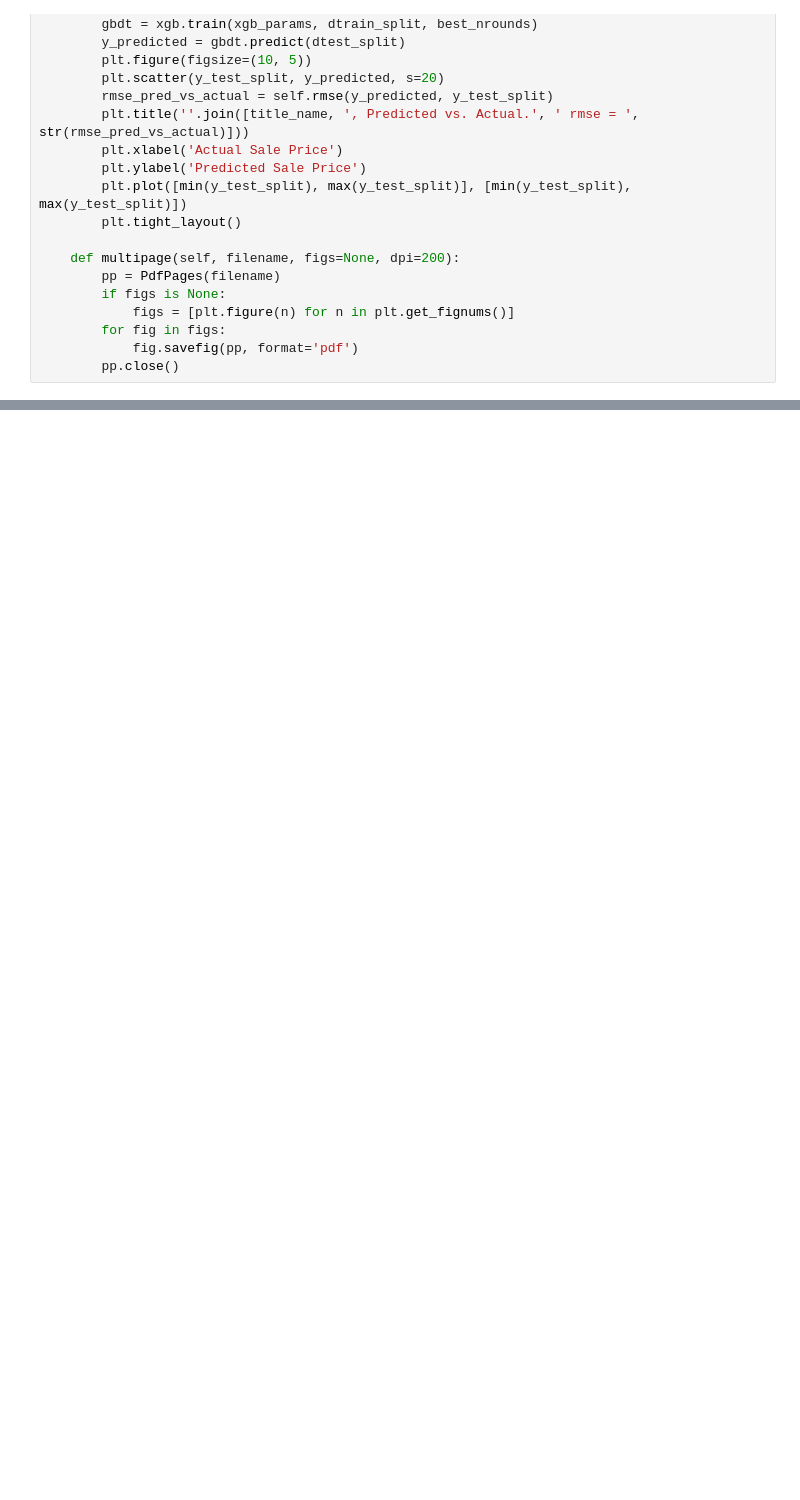
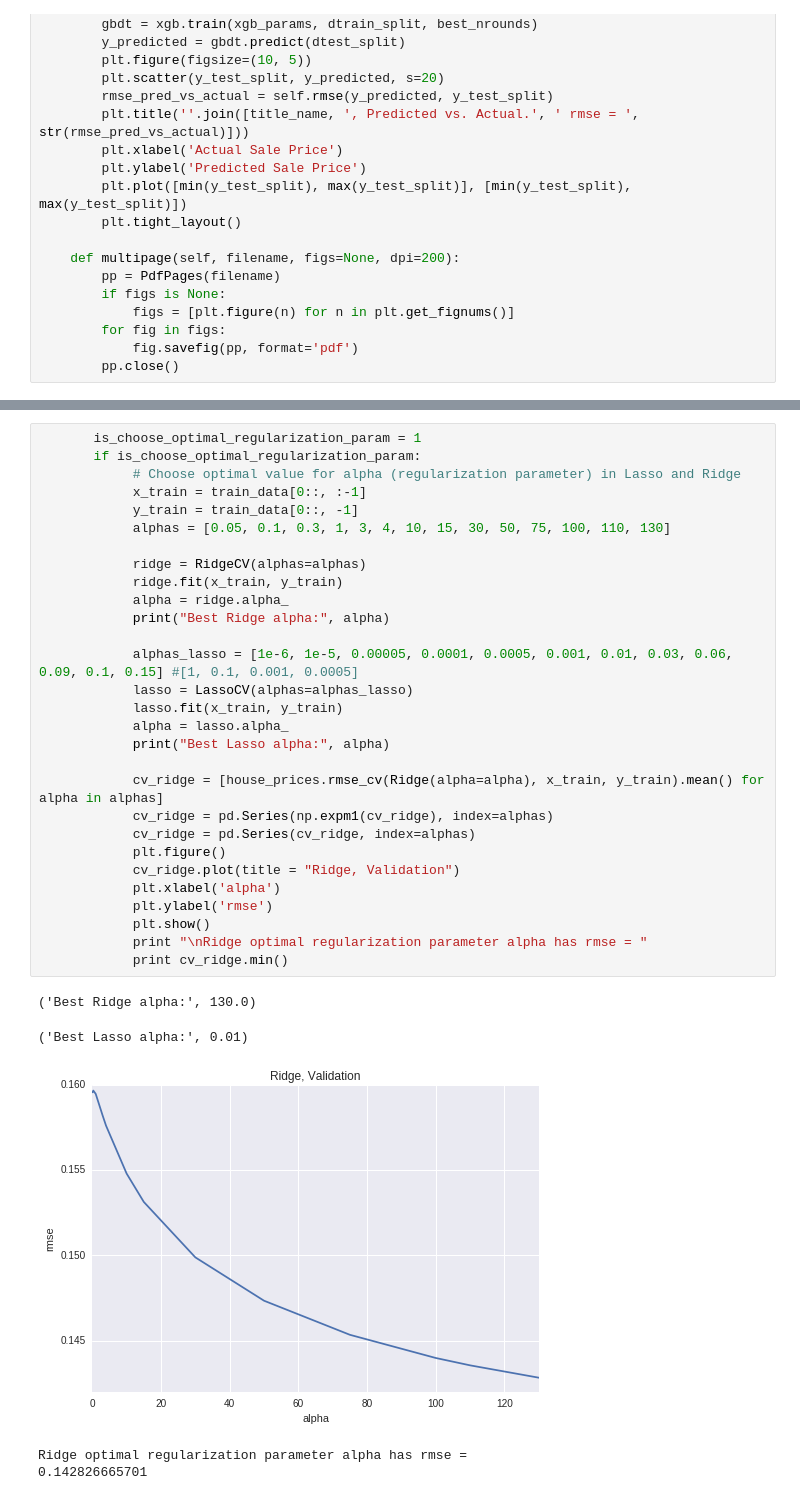
Before and after one commit to MizioAnd/HousePrices, a Jupyter notebook: house_prices.ipynb, the cells around one changed output, grey strips where cells are left out. Drawn from its saved outputs; the diff is of its cells as text; blank space fills up the shorter version.

```diff
--- a/house_prices.ipynb
+++ b/house_prices.ipynb
@@ -967,0 +598,35 @@ SCORE XGBRegressor train data:--------------------------------------------------
+# %%
+       is_choose_optimal_regularization_param = 1
+       if is_choose_optimal_regularization_param:
+            # Choose optimal value for alpha (regularization parameter) in Lasso and Ridge
+            x_train = train_data[0::, :-1]
+            y_train = train_data[0::, -1]
+            alphas = [0.05, 0.1, 0.3, 1, 3, 4, 10, 15, 30, 50, 75, 100, 110, 130]
+
+            ridge = RidgeCV(alphas=alphas)
+            ridge.fit(x_train, y_train)
+            alpha = ridge.alpha_
+            print("Best Ridge alpha:", alpha)
+
+            alphas_lasso = [1e-6, 1e-5, 0.00005, 0.0001, 0.0005, 0.001, 0.01, 0.03, 0.06, 0.09, 0.1, 0.15] #[1, 0.1, 0.001, 0.0005]
+            lasso = LassoCV(alphas=alphas_lasso)
+            lasso.fit(x_train, y_train)
+            alpha = lasso.alpha_
+            print("Best Lasso alpha:", alpha)
+
+            cv_ridge = [house_prices.rmse_cv(Ridge(alpha=alpha), x_train, y_train).mean() for alpha in alphas]
+            cv_ridge = pd.Series(np.expm1(cv_ridge), index=alphas)
+            cv_ridge = pd.Series(cv_ridge, index=alphas)
+            plt.figure()
+            cv_ridge.plot(title = "Ridge, Validation")
+            plt.xlabel('alpha')
+            plt.ylabel('rmse')
+            plt.show()
+            print "\nRidge optimal regularization parameter alpha has rmse = "
+            print cv_ridge.min()
+# %% [output]
+('Best Ridge alpha:', 130.0)
+('Best Lasso alpha:', 0.01)
+[figure, added]
+Ridge optimal regularization parameter alpha has rmse =
+0.142826665701
```
Also changed, not shown: parts of 25 cells of this notebook.
